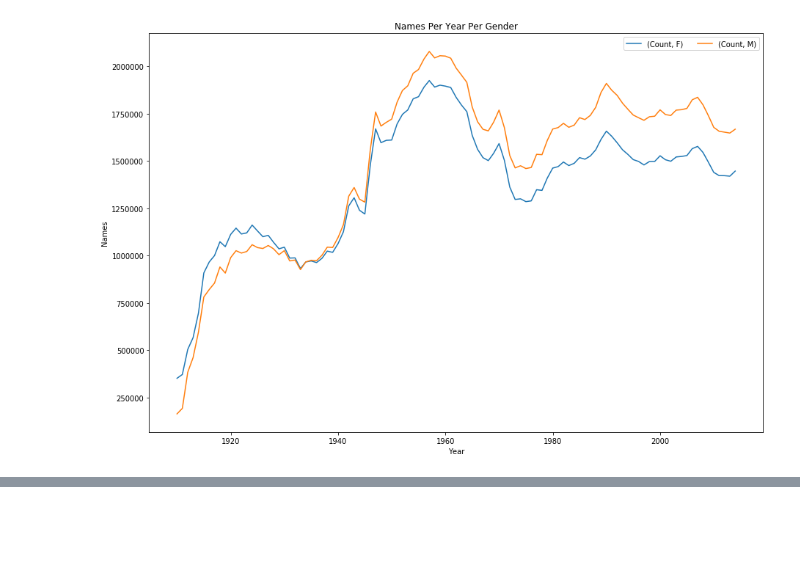
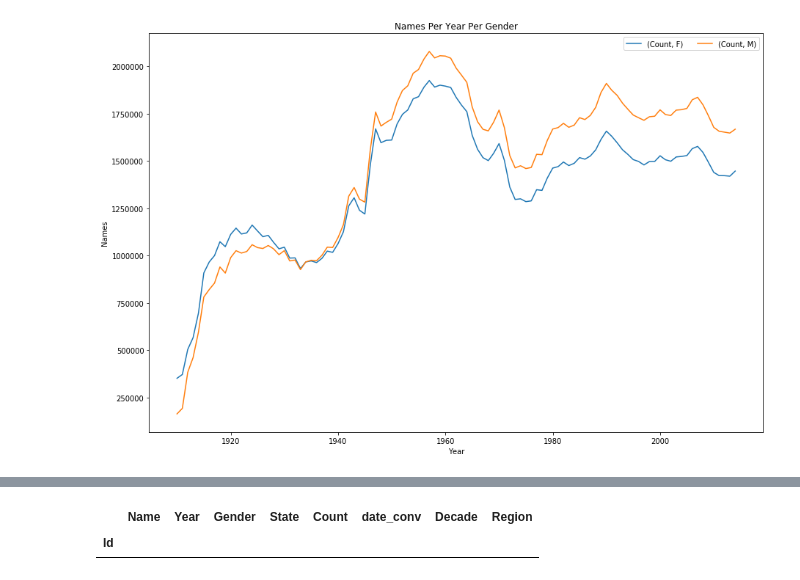
Before and after one commit to kekelee0714/BootcampProject, a Jupyter notebook: Matt/kaggleDataMatt.ipynb, the cells around one changed output, grey strips where cells are left out. Drawn from its saved outputs; the diff is of its cells as text; code cells hidden in the pictures; blank space fills up the shorter version.

```diff
--- a/Matt/kaggleDataMatt.ipynb
+++ b/Matt/kaggleDataMatt.ipynb
@@ -142 +182,8 @@ namesPerYear = baby_name_original.groupby("Year")
+# %%
+#find any Unkown regions to bug fix Region States
+baby_unknown = baby_name_new.loc[baby_name_new["Region"] == "Unknown", :]
+baby_unknown
+# %% [output]
+|  | Name | Year | Gender | State | Count | date_conv | Decade | Region |
+| Id |  |  |  |  |  |  |  |  |
 # %%
```
Also changed, not shown: parts of 9 cells of this notebook, 1 other file.
